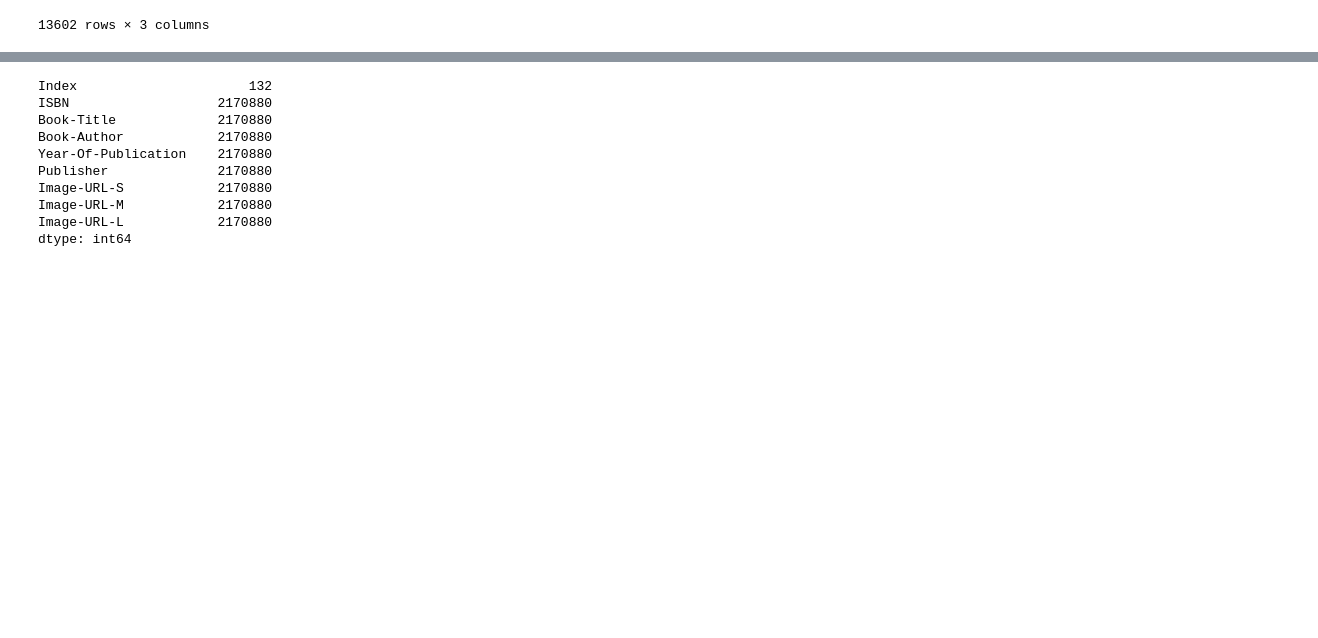
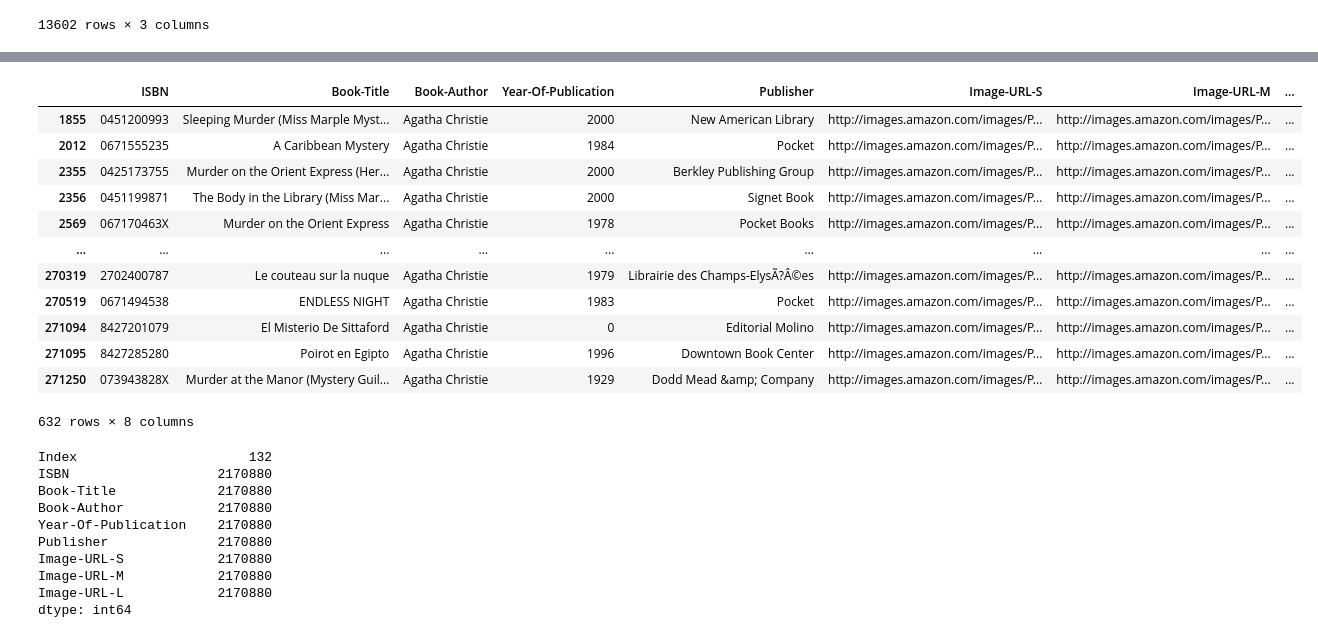
Before and after one commit to Mominno/datasentics_project, a Jupyter notebook: recommendation.ipynb, the cells around one changed output, grey strips where cells are left out. Cells and saved outputs as stored; diff of their text form; code cells hidden in the pictures; blank space fills up the shorter version.

```diff
--- a/recommendation.ipynb
+++ b/recommendation.ipynb
@@ -39,3 +40,19 @@ TypeError: agg function failed [how->mean,dtype->object]
+# %%
+books_df[books_df['Book-Author'] == 'Agatha Christie']
+# %% [output]
+|  | ISBN | Book-Title | Book-Author | Year-Of-Publication | Publisher | Image-URL-S | Image-URL-M | ... |
+| 1855 | 0451200993 | Sleeping Murder (Miss Marple Myst... | Agatha Christie | 2000 | New American Library | http://images.amazon.com/images/P... | http://images.amazon.com/images/P... | ... |
+| 2012 | 0671555235 | A Caribbean Mystery | Agatha Christie | 1984 | Pocket | http://images.amazon.com/images/P... | http://images.amazon.com/images/P... | ... |
+| 2355 | 0425173755 | Murder on the Orient Express (Her... | Agatha Christie | 2000 | Berkley Publishing Group | http://images.amazon.com/images/P... | http://images.amazon.com/images/P... | ... |
+| 2356 | 0451199871 | The Body in the Library (Miss Mar... | Agatha Christie | 2000 | Signet Book | http://images.amazon.com/images/P... | http://images.amazon.com/images/P... | ... |
+| 2569 | 067170463X | Murder on the Orient Express | Agatha Christie | 1978 | Pocket Books | http://images.amazon.com/images/P... | http://images.amazon.com/images/P... | ... |
+| ... | ... | ... | ... | ... | ... | ... | ... | ... |
+| 270319 | 2702400787 | Le couteau sur la nuque | Agatha Christie | 1979 | Librairie des Champs-ElysÃ?Â©es | http://images.amazon.com/images/P... | http://images.amazon.com/images/P... | ... |
+| 270519 | 0671494538 | ENDLESS NIGHT | Agatha Christie | 1983 | Pocket | http://images.amazon.com/images/P... | http://images.amazon.com/images/P... | ... |
+| 271094 | 8427201079 | El Misterio De Sittaford | Agatha Christie | 0 | Editorial Molino | http://images.amazon.com/images/P... | http://images.amazon.com/images/P... | ... |
+| 271095 | 8427285280 | Poirot en Egipto | Agatha Christie | 1996 | Downtown Book Center | http://images.amazon.com/images/P... | http://images.amazon.com/images/P... | ... |
+| 271250 | 073943828X | Murder at the Manor (Mystery Guil... | Agatha Christie | 1929 | Dodd Mead &amp; Company | http://images.amazon.com/images/P... | http://images.amazon.com/images/P... | ... |
+632 rows × 8 columns
 # %%
 books_df.memory_usage()
 # %% [output]
```
Also changed, not shown: parts of 50 cells of this notebook, 1 other file.
